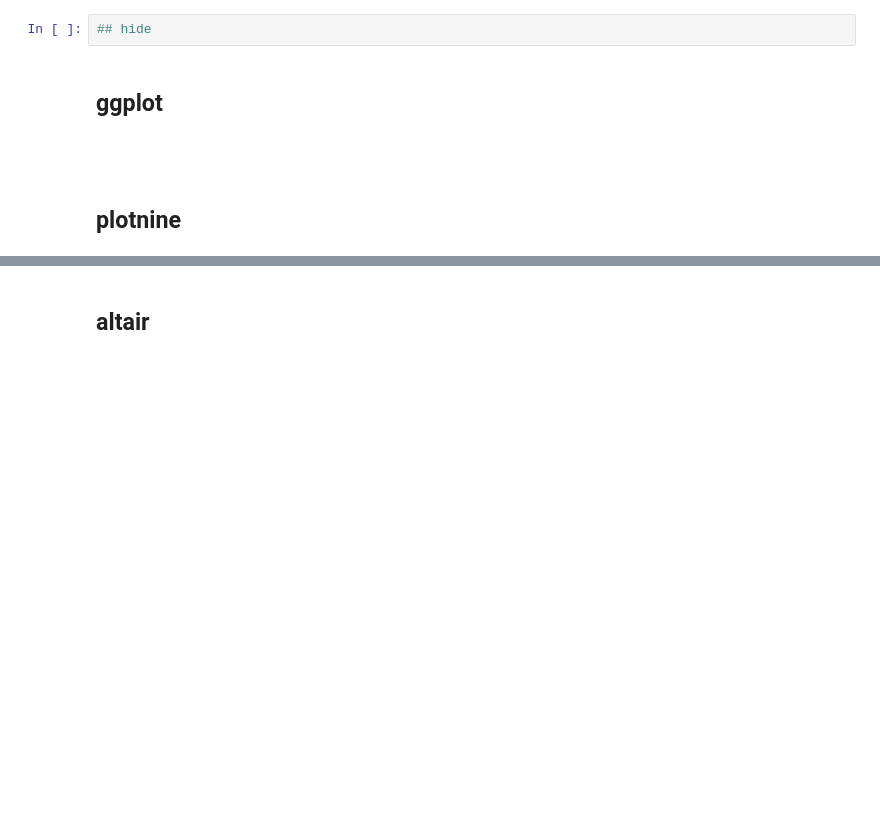
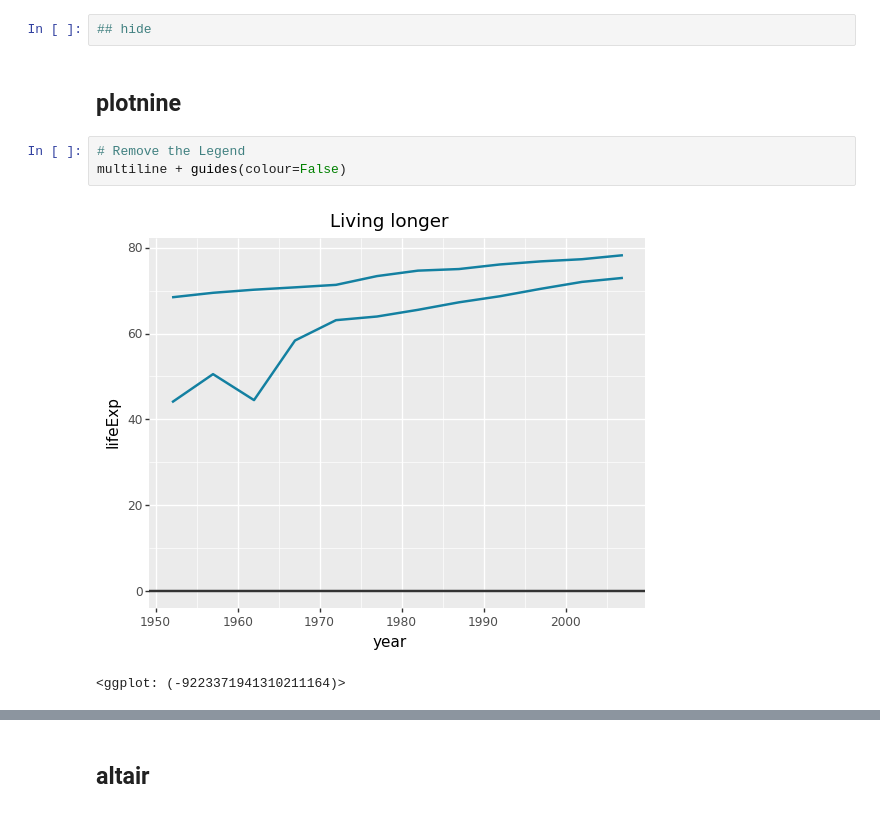
Before and after one commit to noklam/blog_archive_fastpage, a Jupyter notebook: _notebooks/2020-04-13-Recreating-the-BBC-graphs-in-Python-plotnine-altair.ipynb, the cells around one changed output, grey strips where cells are left out. Drawn from its saved outputs; the diff is of its cells as text; blank space fills up the shorter version.

````diff
--- a/_notebooks/2020-04-13-Recreating-the-BBC-graphs-in-Python-plotnine-altair.ipynb
+++ b/_notebooks/2020-04-13-Recreating-the-BBC-graphs-in-Python-plotnine-altair.ipynb
@@ -522,10 +560,11 @@ grouped_bars_altair
 # Make changes to the legend
 # %%
 ## hide
-# %% [markdown]
-## ggplot
-```r
-
-```
 # %% [markdown]
 ## plotnine
+# %%
+# Remove the Legend
+multiline + guides(colour=False)
+# %% [output]
+[figure, added]
+<ggplot: (-9223371941310211164)>
````
Also changed, not shown: parts of 17 cells of this notebook.
